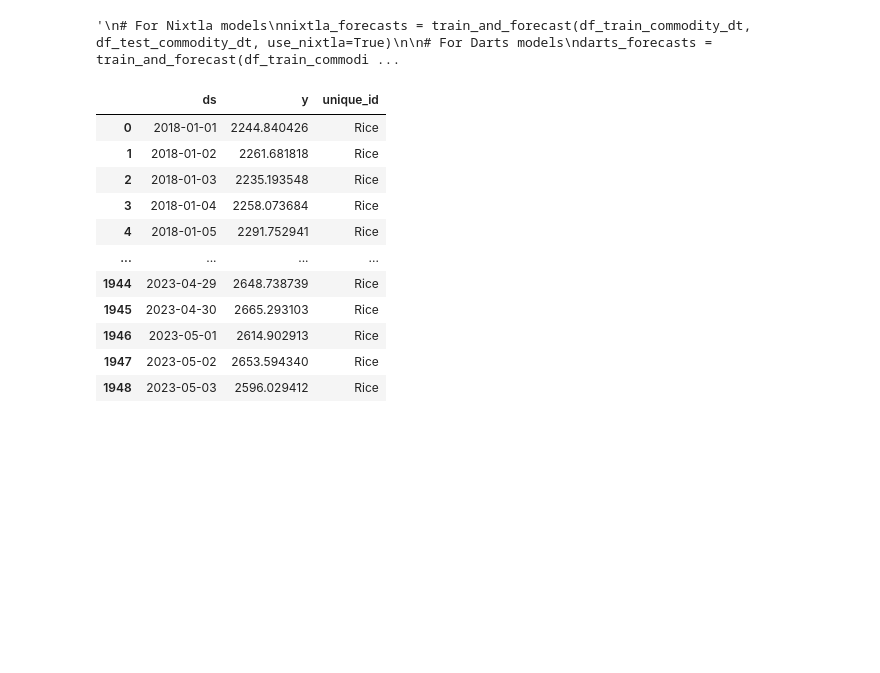
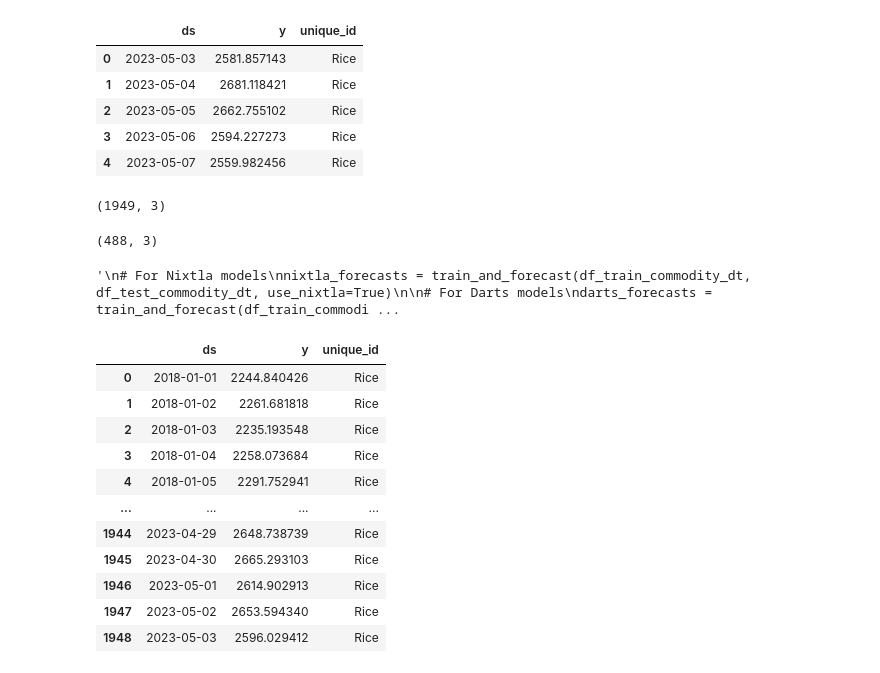
Before and after one commit to mashriram/sih_2024, a Jupyter notebook: src/08_all_models.ipynb, the cells around one changed output. Cells and saved outputs as stored; diff of their text form; code cells hidden in the pictures; blank space fills up the shorter version.

```diff
--- a/src/08_all_models.ipynb
+++ b/src/08_all_models.ipynb
@@ -0,0 +51,4 @@
+# %%
+df_test_commodity = up_test[up_test['commodity'] == commodity]
+df_test_commodity_dt = df_test_commodity.groupby("datetime").agg({"modal_rs_quintal":"mean"})
+df_test_commodity_dt.head()
@@ -1,3 +75,23 @@
+# %%
+df_test_commodity_dt.reset_index(inplace=True)
+df_test_commodity_dt['unique_id'] = commodity
+df_test_commodity_dt.rename(columns={"datetime" : "ds", "modal_rs_quintal" : "y"}, inplace=True)
+df_test_commodity_dt.head()
+# %% [output]
+|  | ds | y | unique_id |
+| 0 | 2023-05-03 | 2581.857143 | Rice |
+| 1 | 2023-05-04 | 2681.118421 | Rice |
+| 2 | 2023-05-05 | 2662.755102 | Rice |
+| 3 | 2023-05-06 | 2594.227273 | Rice |
+| 4 | 2023-05-07 | 2559.982456 | Rice |
+# %%
+df_train_commodity_dt.shape
+# %% [output]
+(1949, 3)
+# %%
+df_test_commodity_dt.shape
+# %% [output]
+(488, 3)
 # %%
 # Required imports
 import pandas as pd
```
Also changed, not shown: parts of 6 cells of this notebook, 1 other file.
